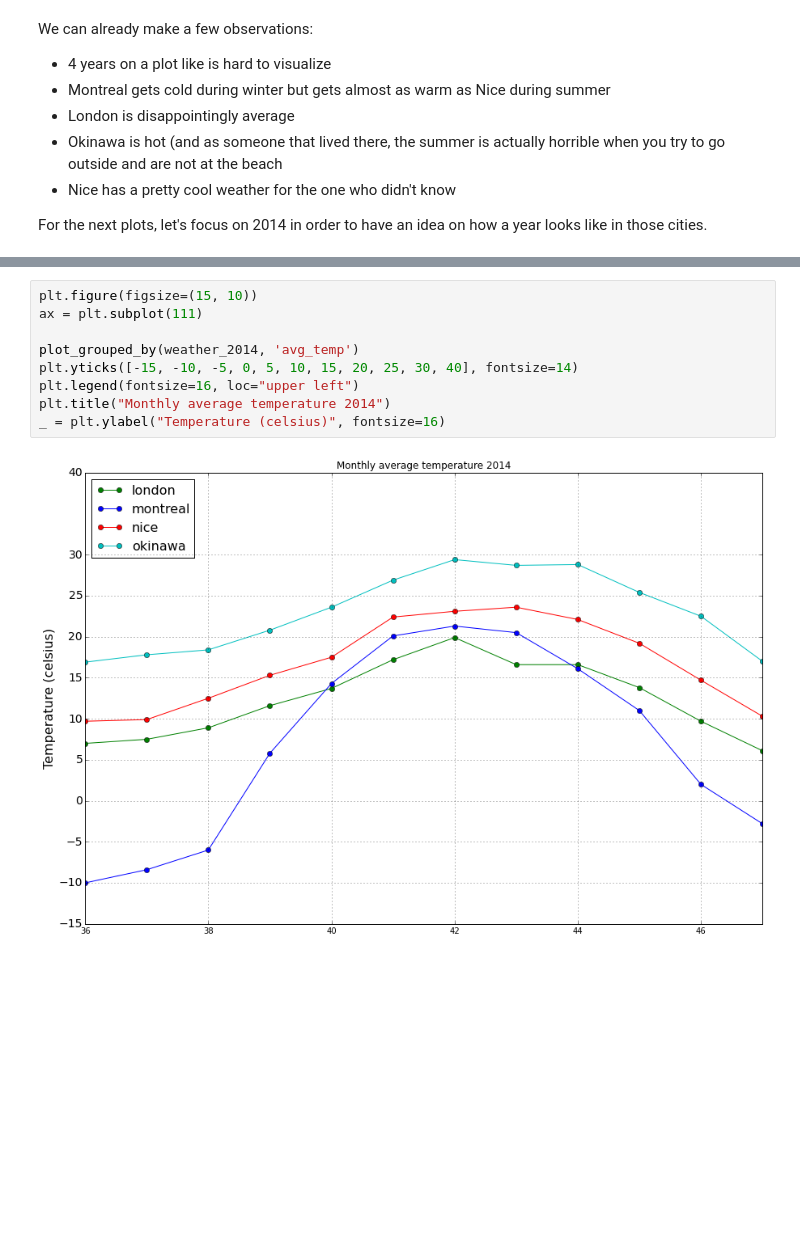
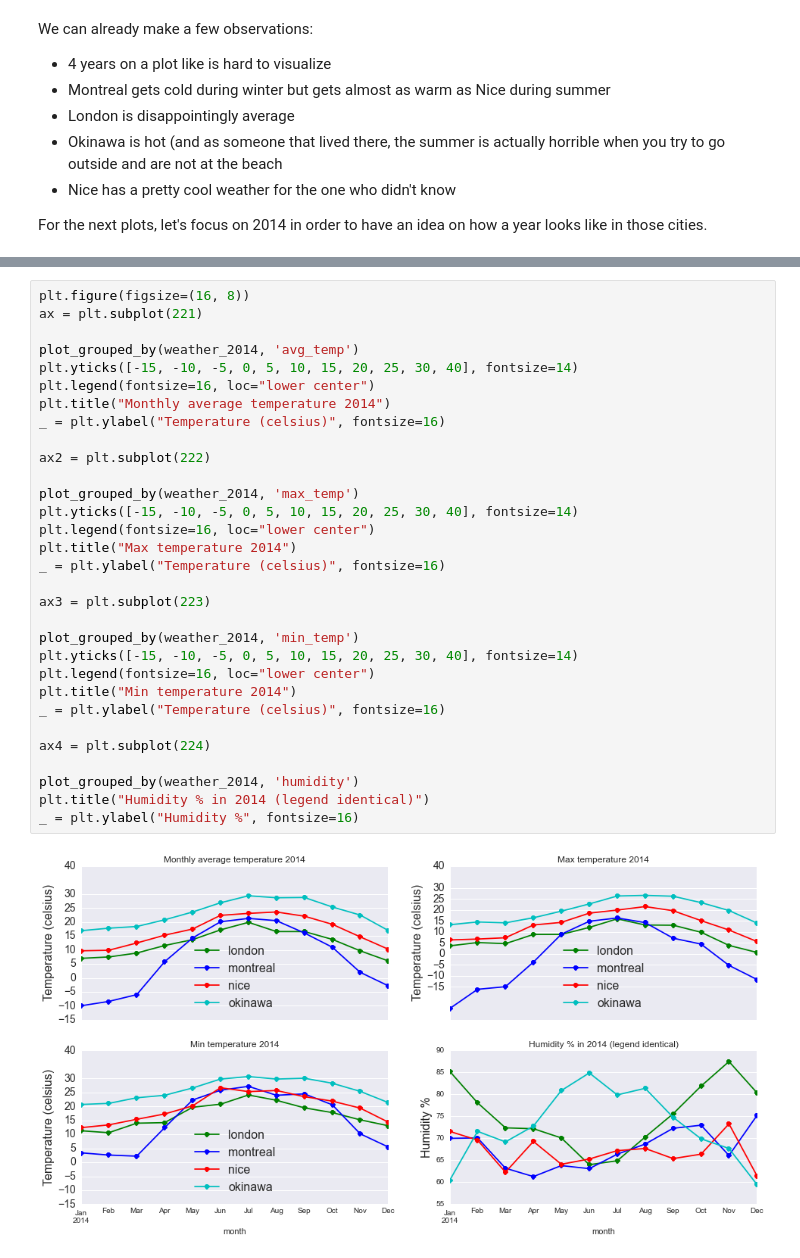
Before and after one commit to Keats/cities-article, a Jupyter notebook: Comparison.ipynb, the cells around one changed output, grey strips where cells are left out. Cells and saved outputs as stored; diff of their text form; blank space fills up the shorter version.

```diff
--- a/Comparison.ipynb
+++ b/Comparison.ipynb
@@ -152,11 +153,33 @@ weather_2014.head()
-# %%
-plt.figure(figsize=(15, 10))
-ax = plt.subplot(111)
-
-plot_grouped_by(weather_2014, 'avg_temp')
-plt.yticks([-15, -10, -5, 0, 5, 10, 15, 20, 25, 30, 40], fontsize=14)
-plt.legend(fontsize=16, loc="upper left")
-plt.title("Monthly average temperature 2014")
-_ = plt.ylabel("Temperature (celsius)", fontsize=16)
-# %% [output]
-[figure, removed]
+# %%
+plt.figure(figsize=(16, 8))
+ax = plt.subplot(221)
+
+plot_grouped_by(weather_2014, 'avg_temp')
+plt.yticks([-15, -10, -5, 0, 5, 10, 15, 20, 25, 30, 40], fontsize=14)
+plt.legend(fontsize=16, loc="lower center")
+plt.title("Monthly average temperature 2014")
+_ = plt.ylabel("Temperature (celsius)", fontsize=16)
+
+ax2 = plt.subplot(222)
+
+plot_grouped_by(weather_2014, 'max_temp')
+plt.yticks([-15, -10, -5, 0, 5, 10, 15, 20, 25, 30, 40], fontsize=14)
+plt.legend(fontsize=16, loc="lower center")
+plt.title("Max temperature 2014")
+_ = plt.ylabel("Temperature (celsius)", fontsize=16)
+
+ax3 = plt.subplot(223)
+
+plot_grouped_by(weather_2014, 'min_temp')
+plt.yticks([-15, -10, -5, 0, 5, 10, 15, 20, 25, 30, 40], fontsize=14)
+plt.legend(fontsize=16, loc="lower center")
+plt.title("Min temperature 2014")
+_ = plt.ylabel("Temperature (celsius)", fontsize=16)
+
+ax4 = plt.subplot(224)
+
+plot_grouped_by(weather_2014, 'humidity')
+plt.title("Humidity % in 2014 (legend identical)")
+_ = plt.ylabel("Humidity %", fontsize=16)
+# %% [output]
+[figure, added]
```
Also changed, not shown: parts of 4 cells of this notebook.
